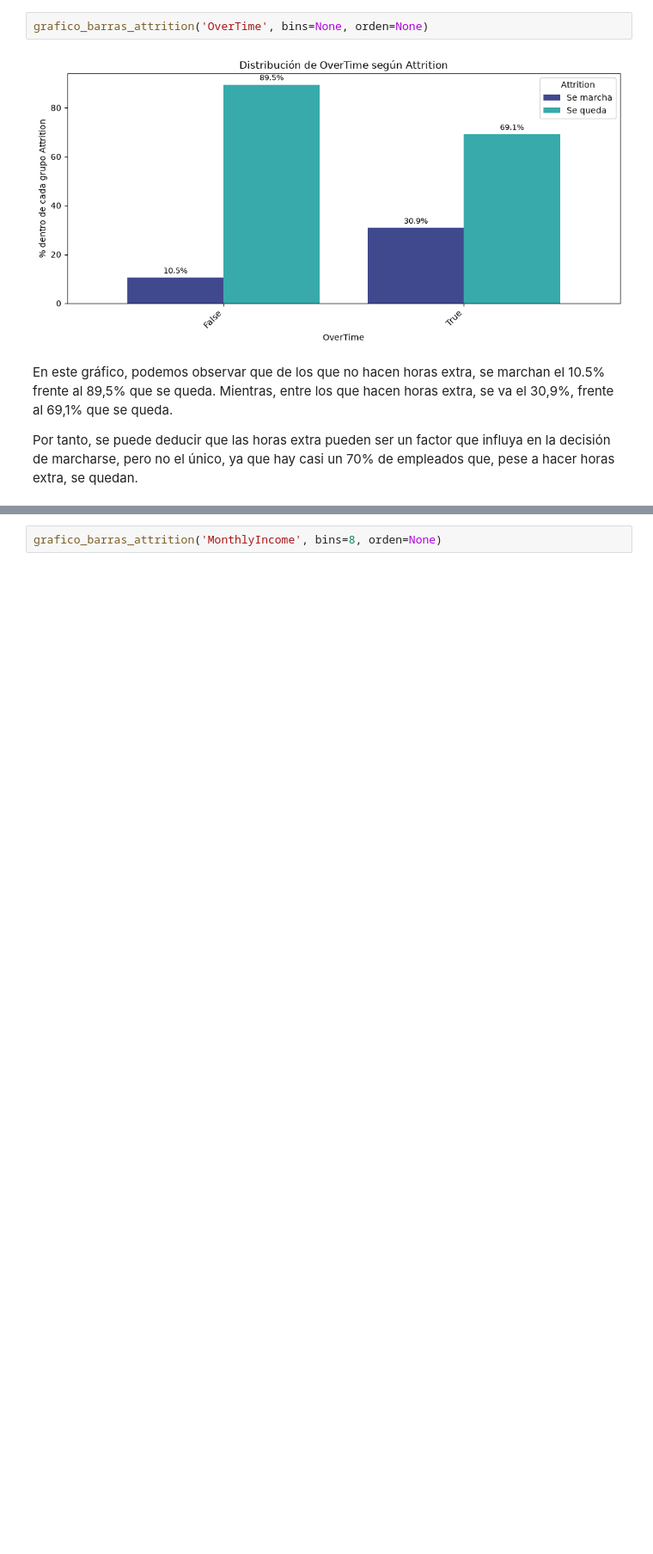
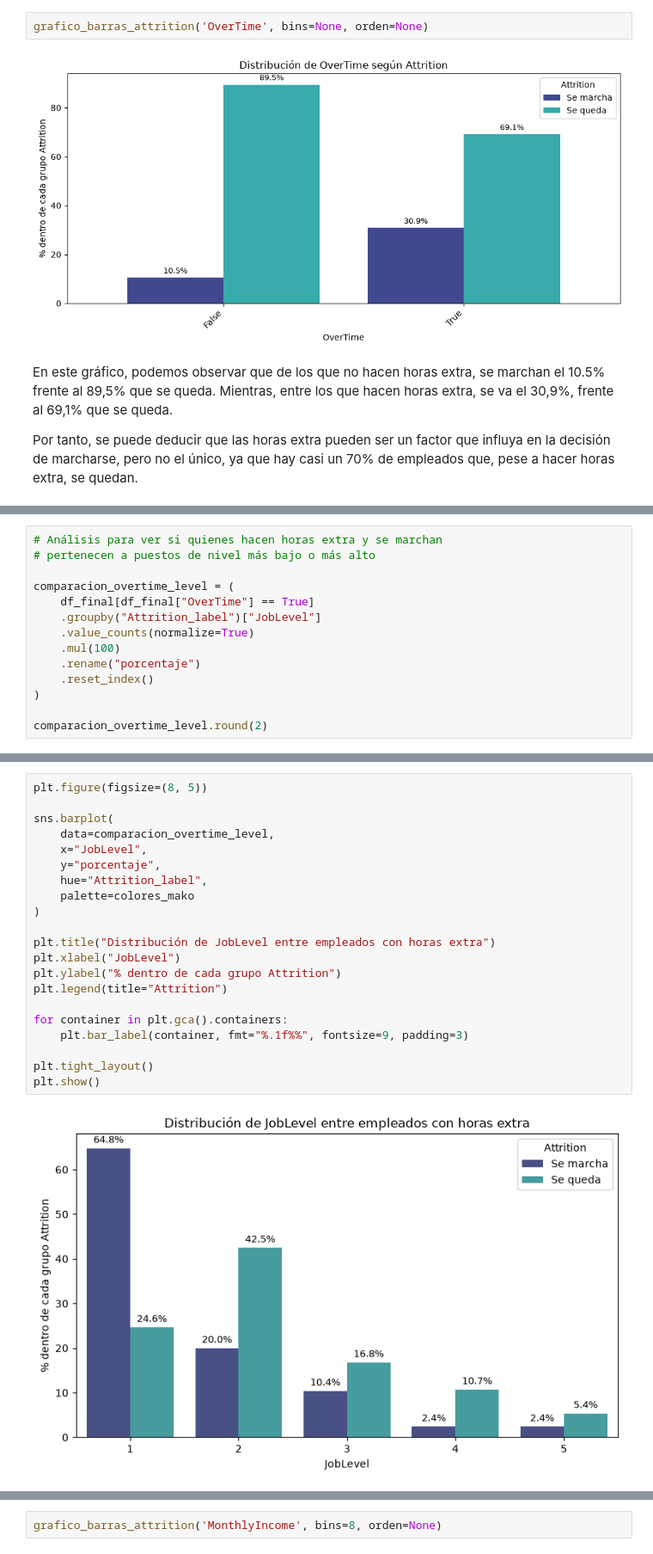
Before and after one commit to Adalab/project-da-promo-67-modulo-3-team-2, a Jupyter notebook: 03_Correlacion.ipynb, the cells around one changed output, grey strips where cells are left out. Shown at 86% size. Drawn from its saved outputs; the diff is of its cells as text; blank space fills up the shorter version.

Commit message:
Análisis horas extra y salario

```diff
--- a/03_Correlacion.ipynb
+++ b/03_Correlacion.ipynb
@@ -369,0 +408,14 @@ Por tanto, se puede deducir que las horas extra pueden ser un factor que influya
+# %%
+# Análisis para ver si quienes hacen horas extra y se marchan
+# pertenecen a puestos de nivel más bajo o más alto
+
+comparacion_overtime_level = (
+    df_final[df_final["OverTime"] == True]
+    .groupby("Attrition_label")["JobLevel"]
+    .value_counts(normalize=True)
+    .mul(100)
+    .rename("porcentaje")
+    .reset_index()
+)
+
+comparacion_overtime_level.round(2)
@@ -369,0 +452,23 @@ Por tanto, se puede deducir que las horas extra pueden ser un factor que influya
+# %%
+plt.figure(figsize=(8, 5))
+
+sns.barplot(
+    data=comparacion_overtime_level,
+    x="JobLevel",
+    y="porcentaje",
+    hue="Attrition_label",
+    palette=colores_mako
+)
+
+plt.title("Distribución de JobLevel entre empleados con horas extra")
+plt.xlabel("JobLevel")
+plt.ylabel("% dentro de cada grupo Attrition")
+plt.legend(title="Attrition")
+
+for container in plt.gca().containers:
+    plt.bar_label(container, fmt="%.1f%%", fontsize=9, padding=3)
+
+plt.tight_layout()
+plt.show()
+# %% [output]
+[figure, added]
```
Also changed, not shown: parts of 14 cells of this notebook, 1 other file.
